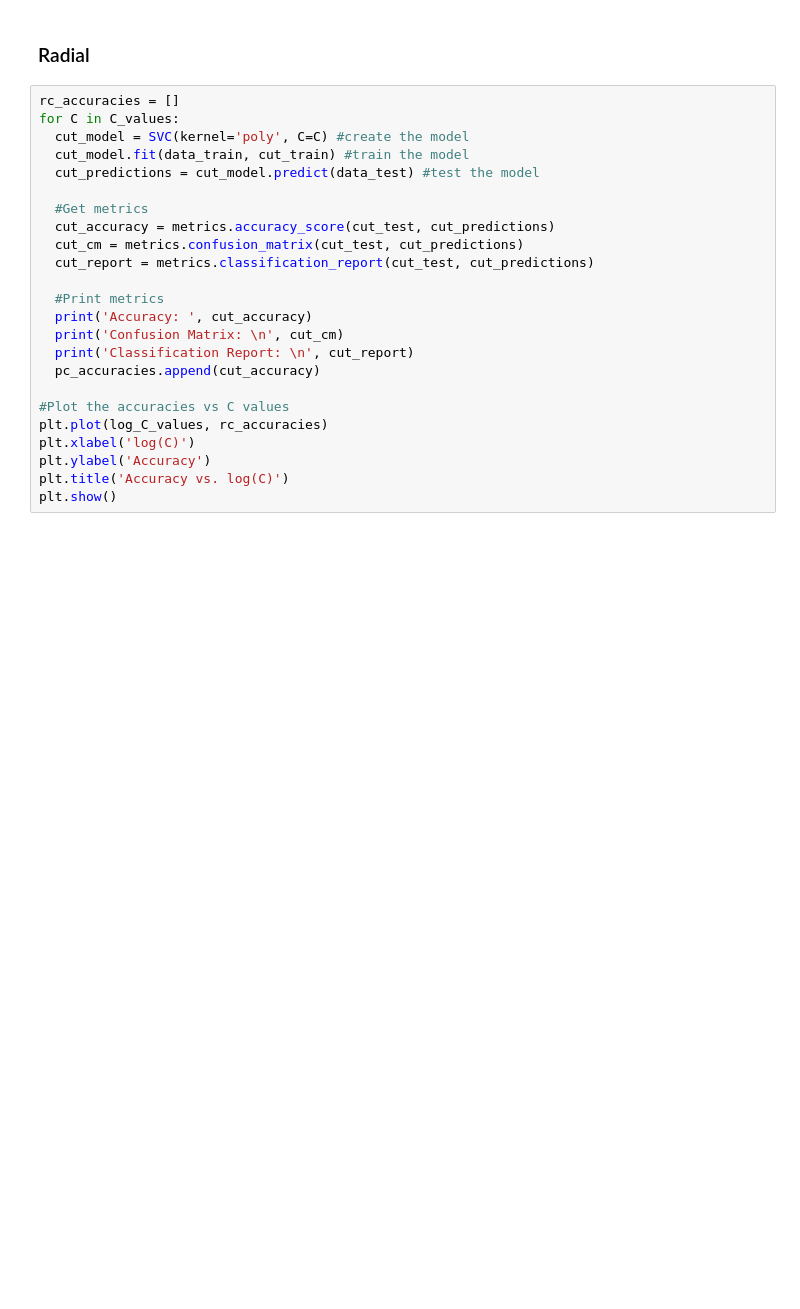
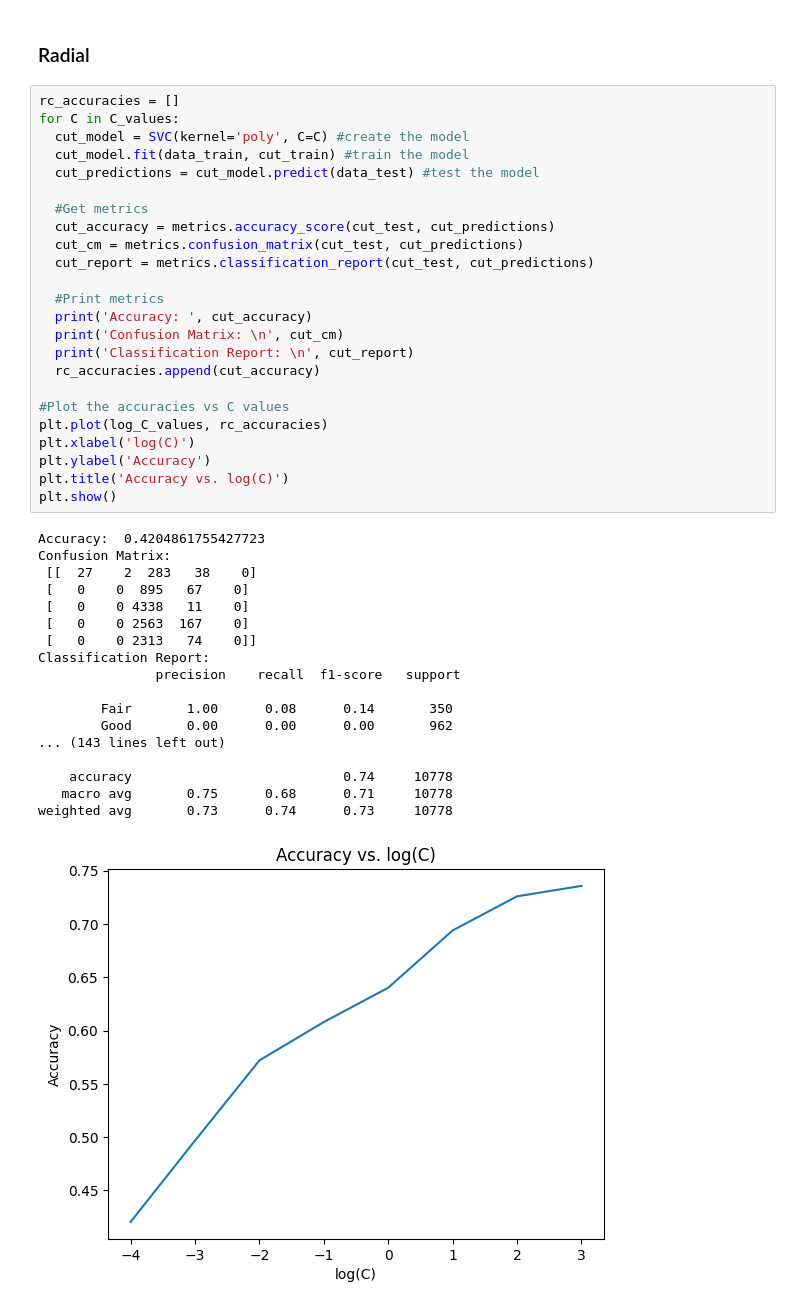
Before and after one commit to wortcook/UMKC, a Jupyter notebook: Fall2024/CS5530-0005/hw3/Thomas_Jones_CS5530_0005_HW_3_Supervised_Learning.ipynb, the cells around one changed output. Cells and saved outputs as stored; diff of their text form; blank space fills up the shorter version.

```diff
--- a/Fall2024/CS5530-0005/hw3/Thomas_Jones_CS5530_0005_HW_3_Supervised_Learning.ipynb
+++ b/Fall2024/CS5530-0005/hw3/Thomas_Jones_CS5530_0005_HW_3_Supervised_Learning.ipynb
@@ -290,24 +309,43 @@ plt.show()
 # %%
 rc_accuracies = []
 for C in C_values:
   cut_model = SVC(kernel='poly', C=C) #create the model
   cut_model.fit(data_train, cut_train) #train the model
   cut_predictions = cut_model.predict(data_test) #test the model
 
   #Get metrics
   cut_accuracy = metrics.accuracy_score(cut_test, cut_predictions)
   cut_cm = metrics.confusion_matrix(cut_test, cut_predictions)
   cut_report = metrics.classification_report(cut_test, cut_predictions)
 
   #Print metrics
   print('Accuracy: ', cut_accuracy)
   print('Confusion Matrix: \n', cut_cm)
   print('Classification Report: \n', cut_report)
-  pc_accuracies.append(cut_accuracy)
+  rc_accuracies.append(cut_accuracy)
 
 #Plot the accuracies vs C values
 plt.plot(log_C_values, rc_accuracies)
 plt.xlabel('log(C)')
 plt.ylabel('Accuracy')
 plt.title('Accuracy vs. log(C)')
 plt.show()
+# %% [output]
+Accuracy:  0.4204861755427723
+Confusion Matrix:
+ [[  27    2  283   38    0]
+ [   0    0  895   67    0]
+ [   0    0 4338   11    0]
+ [   0    0 2563  167    0]
+ [   0    0 2313   74    0]]
+Classification Report:
+               precision    recall  f1-score   support
+
+        Fair       1.00      0.08      0.14       350
+        Good       0.00      0.00      0.00       962
+... (143 lines left out)
+
+    accuracy                           0.74     10778
+   macro avg       0.75      0.68      0.71     10778
+weighted avg       0.73      0.74      0.73     10778
+[figure, added]
```
Also changed, not shown: parts of 2 cells of this notebook, 5 other files.
